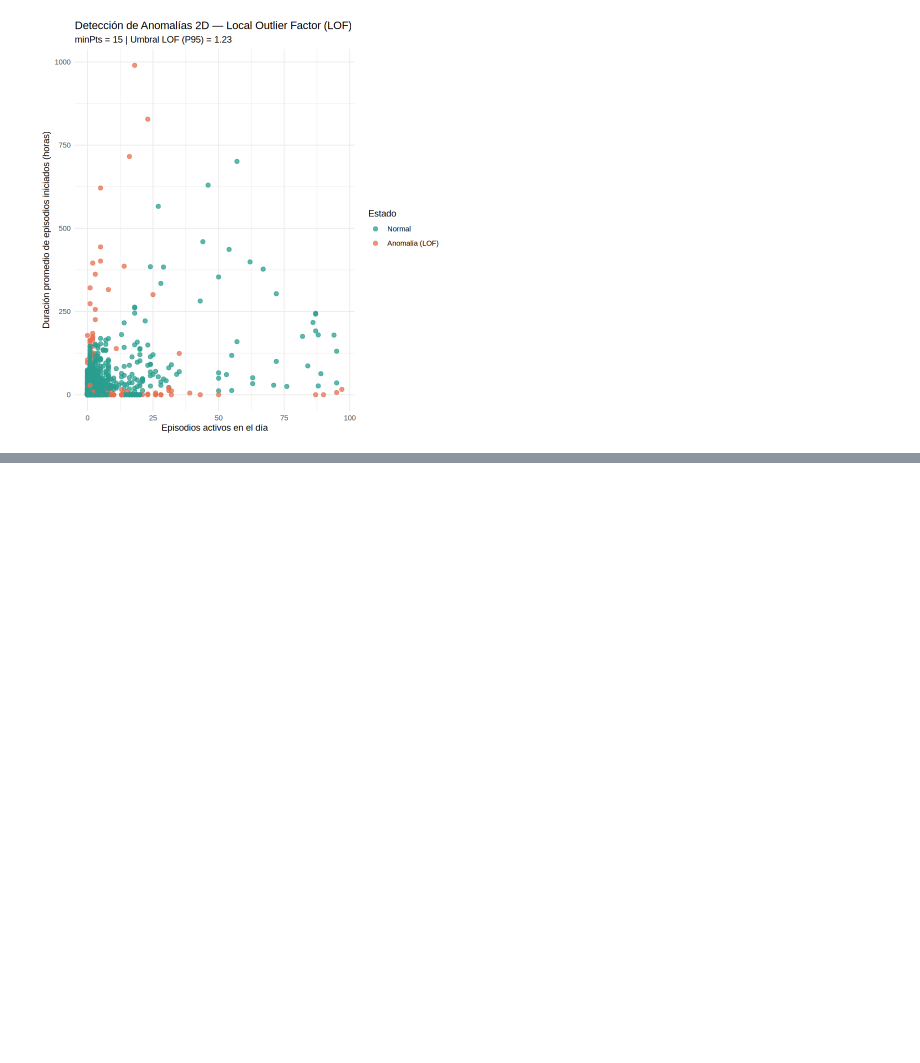
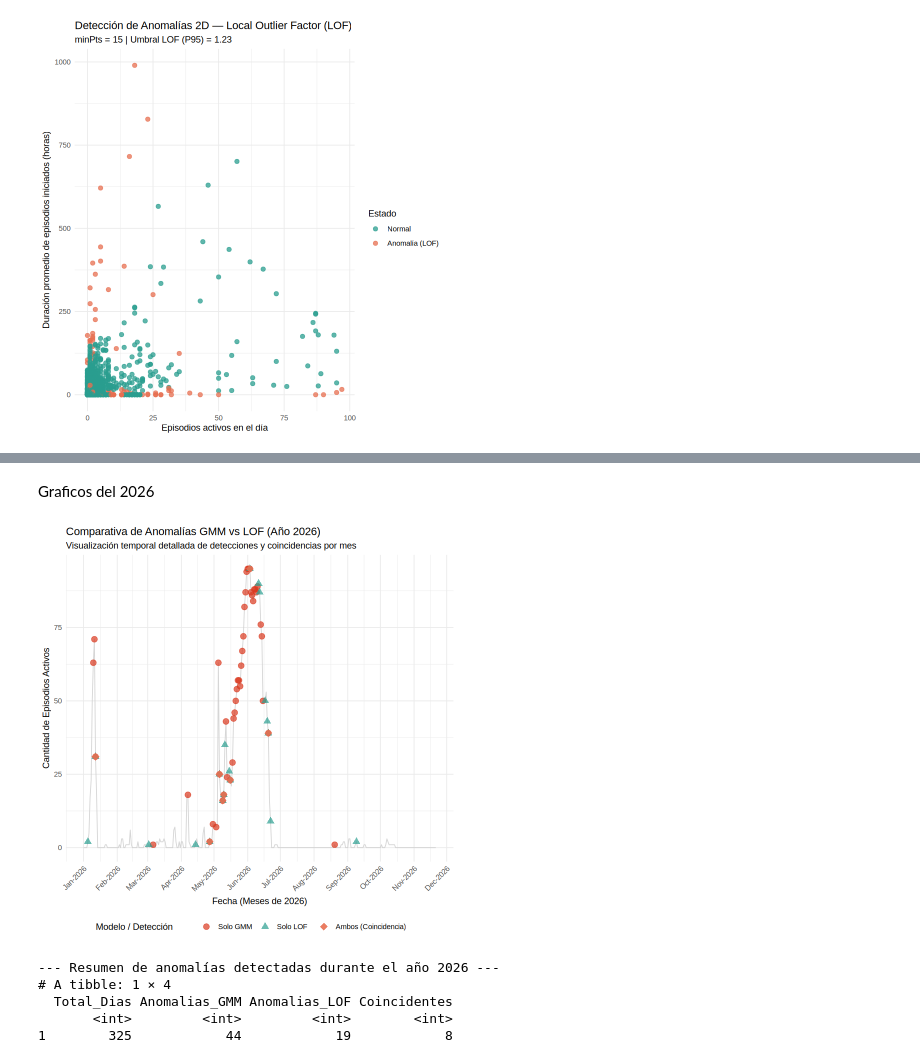
Before and after one commit to AleAsesino/mineriaDatosAnomaliasABCcarreteras, a Jupyter notebook: preprocesamientoABCV1.ipynb, the cells around one changed output, grey strips where cells are left out. Saved outputs shown, nothing was run; the diff lists cells and outputs as text; code cells hidden in the pictures; blank space fills up the shorter version.

```diff
--- a/preprocesamientoABCV1.ipynb
+++ b/preprocesamientoABCV1.ipynb
@@ -309,0 +433,58 @@ A tibble: 15 × 6
+# %% [markdown]
+Graficos del 2026
+# %%
+
+# Filtrar el conjunto de datos únicamente para el año 2026
+df_2026 <- df_model %>%
+  filter(year(dia) == 2026)
+
+# Crear un gráfico comparativo de ambos modelos solo para el 2026
+ggplot(df_2026, aes(x = dia, y = episodios_activos)) +
+  geom_line(color = "gray80", alpha = 0.8) +
+  # Puntos para anomalías GMM
+  geom_point(data = filter(df_2026, anomalia_gmm),
+             aes(color = "Solo GMM"), size = 3, alpha = 0.7) +
+  # Puntos para anomalías LOF
+  geom_point(data = filter(df_2026, anomalia_lof),
+             aes(color = "Solo LOF"), size = 3, alpha = 0.7, shape = 17) +
+  # Resaltar la coincidencia de ambos
+  geom_point(data = filter(df_2026, anomalia_gmm & anomalia_lof),
+             aes(color = "Ambos (Coincidencia)"), size = 4, alpha = 0.9, shape = 18) +
+  scale_color_manual(
+    values = c("Solo GMM" = "#d9381e", "Solo LOF" = "#2a9d8f", "Ambos (Coincidencia)" = "#e76f51"),
+    breaks = c("Solo GMM", "Solo LOF", "Ambos (Coincidencia)")
+  ) +
+  scale_x_date(date_breaks = "1 month", date_labels = "%b-%Y") +
+  labs(
+    title = "Comparativa de Anomalías GMM vs LOF (Año 2026)",
+    subtitle = "Visualización temporal detallada de detecciones y coincidencias por mes",
+    x = "Fecha (Meses de 2026)",
+    y = "Cantidad de Episodios Activos",
+    color = "Modelo / Detección"
+  ) +
+  theme_minimal() +
+  theme(
+    legend.position = "bottom",
+    axis.text.x = element_text(angle = 45, hjust = 1)
+  )
+# %% [output]
+[figure, added]
+# %%
+
+# Resumen en texto de las anomalías detectadas en 2026
+resumen_2026 <- df_2026 %>%
+  summarise(
+    Total_Dias = n(),
+    Anomalias_GMM = sum(anomalia_gmm),
+    Anomalias_LOF = sum(anomalia_lof),
+    Coincidentes = sum(anomalia_gmm & anomalia_lof)
+  )
+
+cat("--- Resumen de anomalías detectadas durante el año 2026 ---\n")
+print(resumen_2026)
+# %% [output]
+--- Resumen de anomalías detectadas durante el año 2026 ---
+# A tibble: 1 × 4
+  Total_Dias Anomalias_GMM Anomalias_LOF Coincidentes
+       <int>         <int>         <int>        <int>
+1        325            44            19            8
```
Also changed, not shown: parts of 9 cells of this notebook.
